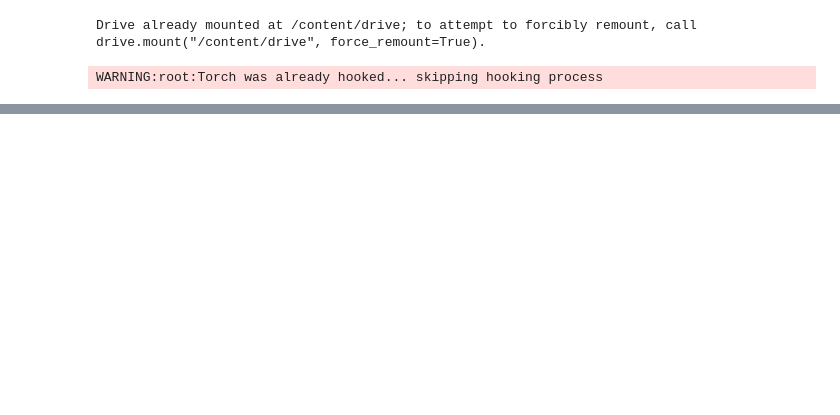
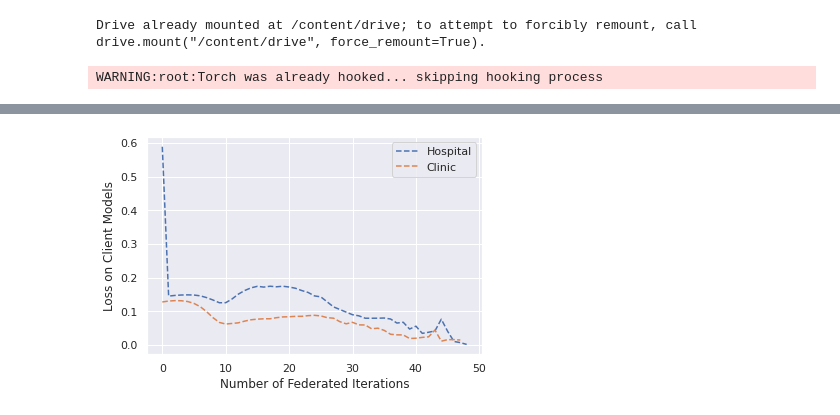
Before and after one commit to harshitadd/CrossPriv, a Jupyter notebook: CrossPriv_Remote_Execution.ipynb, the cells around one changed output, grey strips where cells are left out. Drawn from its saved outputs; the diff is of its cells as text; code cells hidden in the pictures; blank space fills up the shorter version.

Commit message:
Added loss curve (optimal loss at each iteration)

```diff
--- a/CrossPriv_Remote_Execution.ipynb
+++ b/CrossPriv_Remote_Execution.ipynb
@@ -156,3 +153,5 @@ local_loss_hospital=[]
+# %%
+local_losses=[]
 # %%
 def train(args, model,train_loader, optimizer, epoch):
     model.train()
@@ -197,0 +179,16 @@ For Training Epoch: 9 Loss is :tensor(0.3877, dtype=torch.float64, requires_grad
+# %%
+for i in range(0,len(local_losses)-8,8):
+      local_loss_hospital.append(local_losses[i+3].detach().numpy()) #optimal loss of each local epoch iteration
+for i in range(4,len(local_losses)-8,8):
+  local_loss_clinic.append(local_losses[i+3].detach().numpy()) ##optimal loss of each local epoch iteration
+# %%
+plt.xlabel('Number of Federated Iterations')
+plt.ylabel('Loss on Client Models')
+plt.plot(local_loss_hospital, label = 'Hospital', linestyle = 'dashed')
+plt.plot(local_loss_clinic, label = 'Clinic', linestyle = 'dashed')
+plt.legend()
+plt.savefig('CrossPriv_Remote_Exec.pdf')
+
+plt.show()
+# %% [output]
+[figure, added]
```
Also changed, not shown: parts of 5 cells of this notebook.
